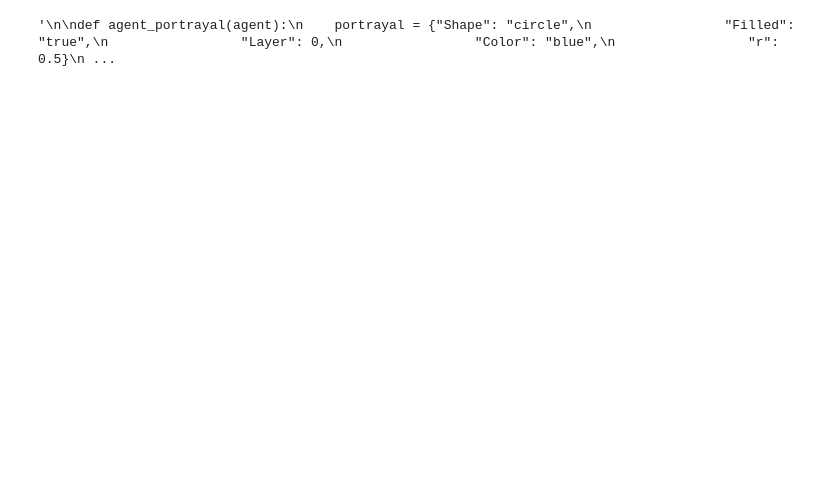
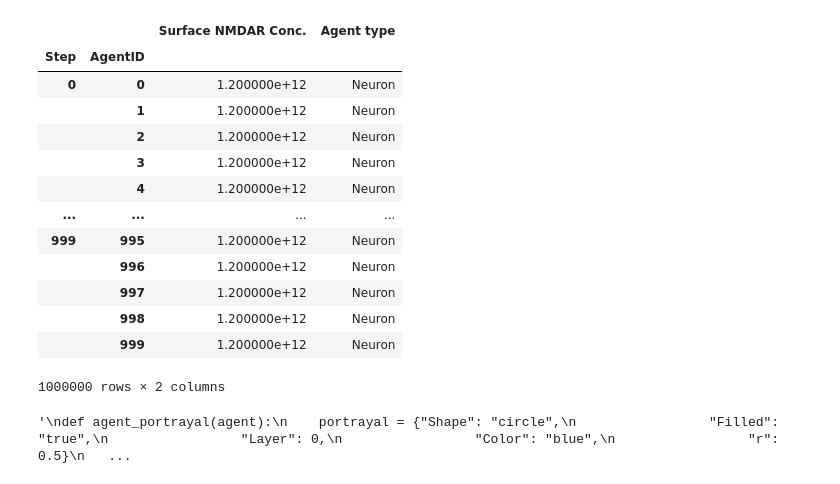
Before and after one commit to P1470V/CB1020-G12, a Jupyter notebook: abm.ipynb, the cells around one changed output. Saved outputs shown, nothing was run; the diff lists cells and outputs as text; code cells hidden in the pictures; blank space fills up the shorter version.

```diff
--- a/abm.ipynb
+++ b/abm.ipynb
@@ -241,6 +223,24 @@ page
+# %%
+neuron_df = agent_df.loc[agent_df['Agent type'] == 'Neuron']
+
+neuron_df
+# %% [output]
+|  |  | Surface NMDAR Conc. | Agent type |
+| Step | AgentID |  |  |
+| 0 | 0 | 1.200000e+12 | Neuron |
+|  | 1 | 1.200000e+12 | Neuron |
+|  | 2 | 1.200000e+12 | Neuron |
+|  | 3 | 1.200000e+12 | Neuron |
+|  | 4 | 1.200000e+12 | Neuron |
+| ... | ... | ... | ... |
+| 999 | 995 | 1.200000e+12 | Neuron |
+|  | 996 | 1.200000e+12 | Neuron |
+|  | 997 | 1.200000e+12 | Neuron |
+|  | 998 | 1.200000e+12 | Neuron |
+|  | 999 | 1.200000e+12 | Neuron |
+1000000 rows × 2 columns
 # %%
 """
-
 def agent_portrayal(agent):
     portrayal = {"Shape": "circle",
                  "Filled": "true",
@@ -255,21 +255,24 @@ def agent_portrayal(agent):
 
     return portrayal
 
-grid = mesa.visualization.CanvasGrid(agent_portrayal, 100, 100, 720, 720)
-nNMDAR = mesa.visualization.ChartModule(
-    [{"Label": "Number of active NMDAR", "Color":"Black"}], data_collector_name="Total surface NMDARs"
-)
-nAb = mesa.visualization.ChartModule(
-    [{"Label": "Number of Antibodies", "Color":"Red"}], data_collector_name="Number of Antibodies"
-)
+grid = mesa.visualization.CanvasGrid(agent_portrayal, 100, 100, 500, 500)
+
+nmdar = mesa.visualization.ChartModule([{"Label": "Total surface NMDARs", "Color": "Red"}],
+                                       data_collector_name='datacollector')
+
+ab = mesa.visualization.ChartModule([{"Label": "Number of Antibodies", "Color": "Blue"}],
+                                       data_collector_name='datacollector')
+
 
 server = mesa.visualization.ModularServer(
-    BrainModel, [grid, nNMDAR, nAb], "Brain Model", {"Nn":50, "Na":500, "width":100, "height":100,}
+    BrainModel,
+    [grid, nmdar, ab],
+    "Brain Model",
+    {"Nn":1000, "Na":500, "width":1000, "height":1000,}
 )
 
 server.port = 8521
 server.launch()
-
 """
 # %% [output]
-'\n\ndef agent_portrayal(agent):\n    portrayal = {"Shape": "circle",\n                 "Filled": "true",\n                 "Layer": 0,\n                 "Color": "blue",\n                 "r": 0.5}\n ...
+'\ndef agent_portrayal(agent):\n    portrayal = {"Shape": "circle",\n                 "Filled": "true",\n                 "Layer": 0,\n                 "Color": "blue",\n                 "r": 0.5}\n   ...
```
Also changed, not shown: parts of 7 cells of this notebook.
